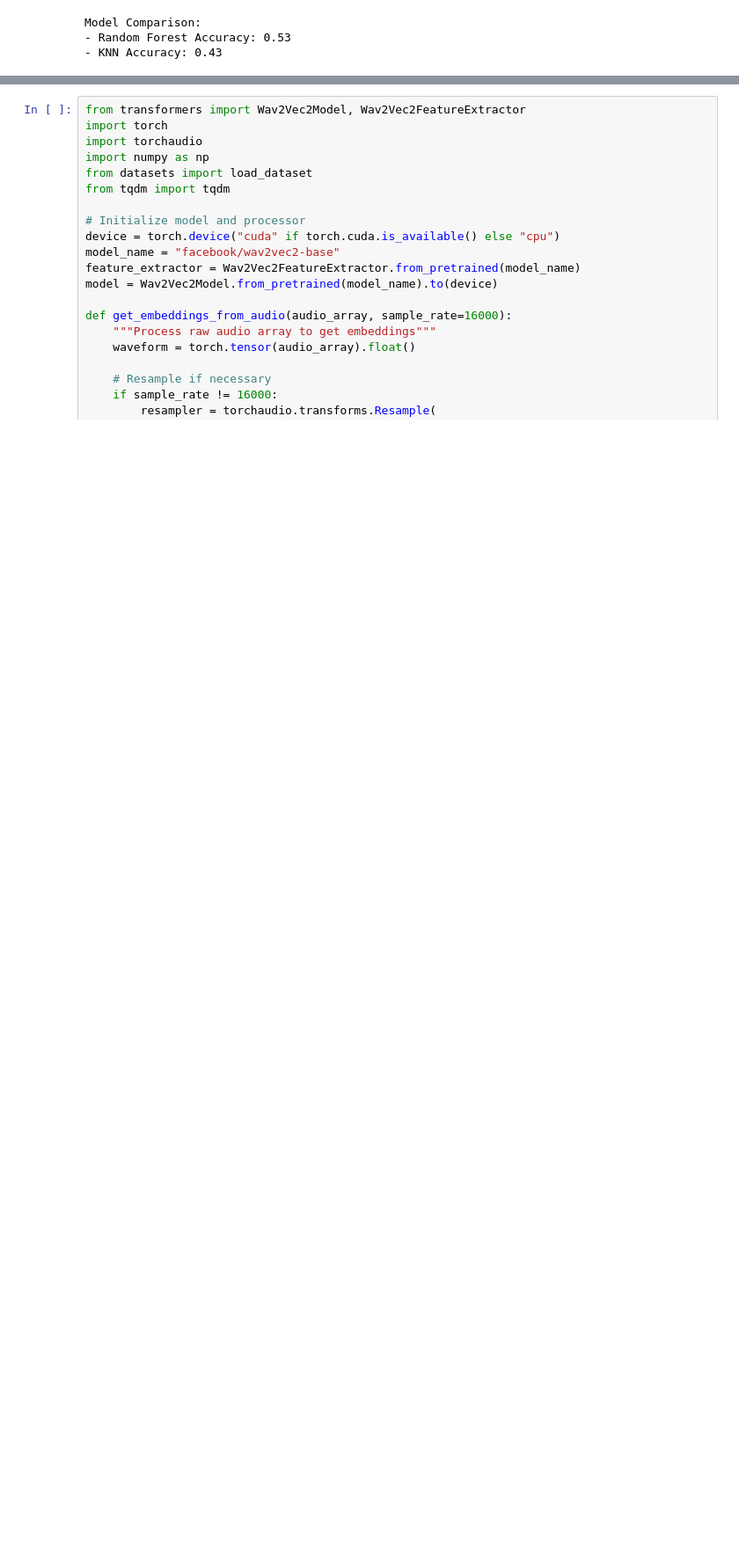
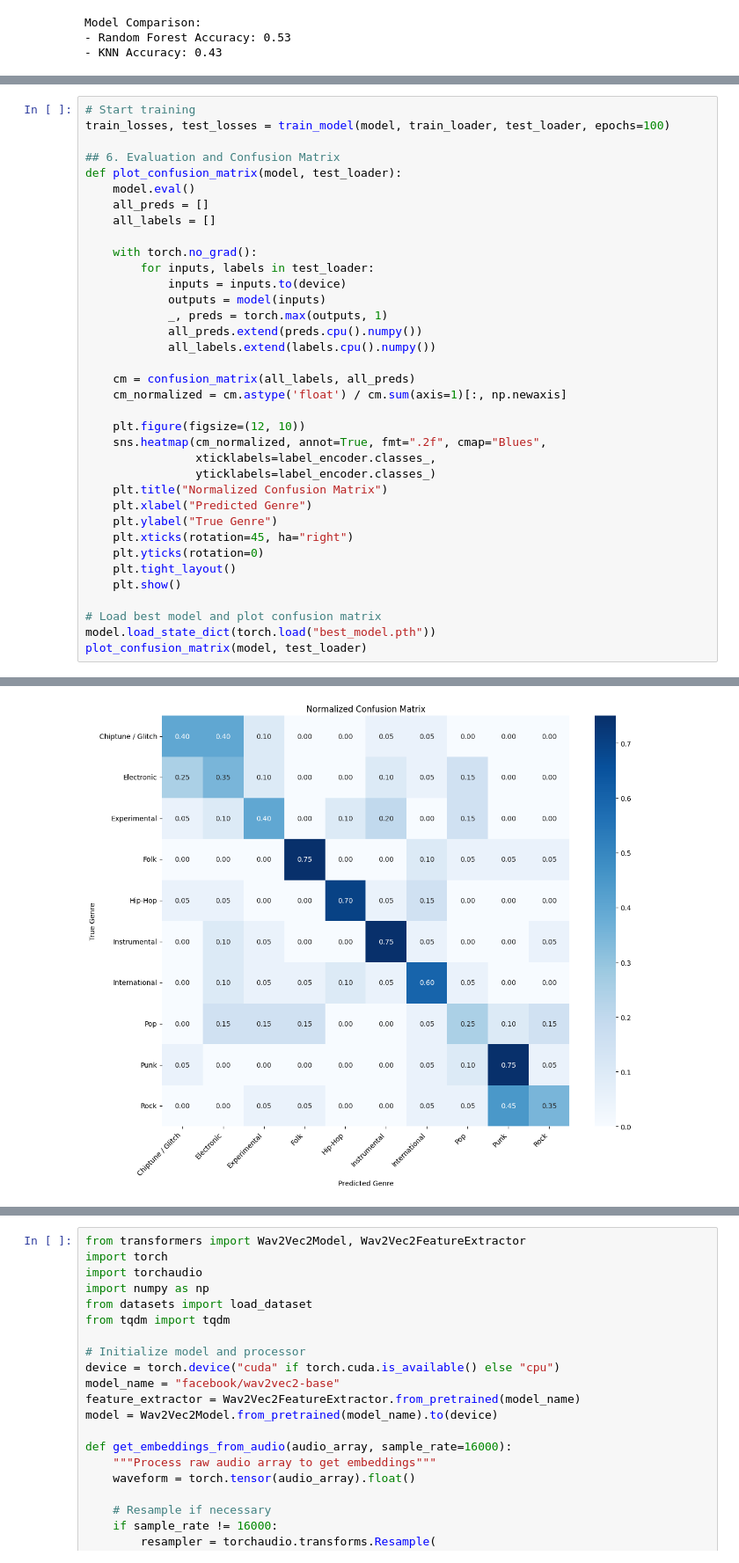
Before and after one commit to prospy0250/final_project_introduction_to_ai, a Jupyter notebook: instrument_task/instrument_task.ipynb, the cells around one changed output, grey strips where cells are left out. Shown at 88% size. Saved outputs shown, nothing was run; the diff lists cells and outputs as text; blank space fills up the shorter version.

```diff
--- a/instrument_task/instrument_task.ipynb
+++ b/instrument_task/instrument_task.ipynb
@@ -302,0 +466,37 @@ Model Comparison:
+# %%
+# Start training
+train_losses, test_losses = train_model(model, train_loader, test_loader, epochs=100)
+
+## 6. Evaluation and Confusion Matrix
+def plot_confusion_matrix(model, test_loader):
+    model.eval()
+    all_preds = []
+    all_labels = []
+
+    with torch.no_grad():
+        for inputs, labels in test_loader:
+            inputs = inputs.to(device)
+            outputs = model(inputs)
+            _, preds = torch.max(outputs, 1)
+            all_preds.extend(preds.cpu().numpy())
+            all_labels.extend(labels.cpu().numpy())
+
+    cm = confusion_matrix(all_labels, all_preds)
+    cm_normalized = cm.astype('float') / cm.sum(axis=1)[:, np.newaxis]
+
+    plt.figure(figsize=(12, 10))
+    sns.heatmap(cm_normalized, annot=True, fmt=".2f", cmap="Blues",
+                xticklabels=label_encoder.classes_,
+                yticklabels=label_encoder.classes_)
+    plt.title("Normalized Confusion Matrix")
+    plt.xlabel("Predicted Genre")
+    plt.ylabel("True Genre")
+    plt.xticks(rotation=45, ha="right")
+    plt.yticks(rotation=0)
+    plt.tight_layout()
+    plt.show()
+
+# Load best model and plot confusion matrix
+model.load_state_dict(torch.load("best_model.pth"))
+plot_confusion_matrix(model, test_loader)
+# %% [output]
@@ -302,0 +520 @@ Model Comparison:
+[figure, added]
```
Also changed, not shown: parts of 20 cells of this notebook, 1 other file.
